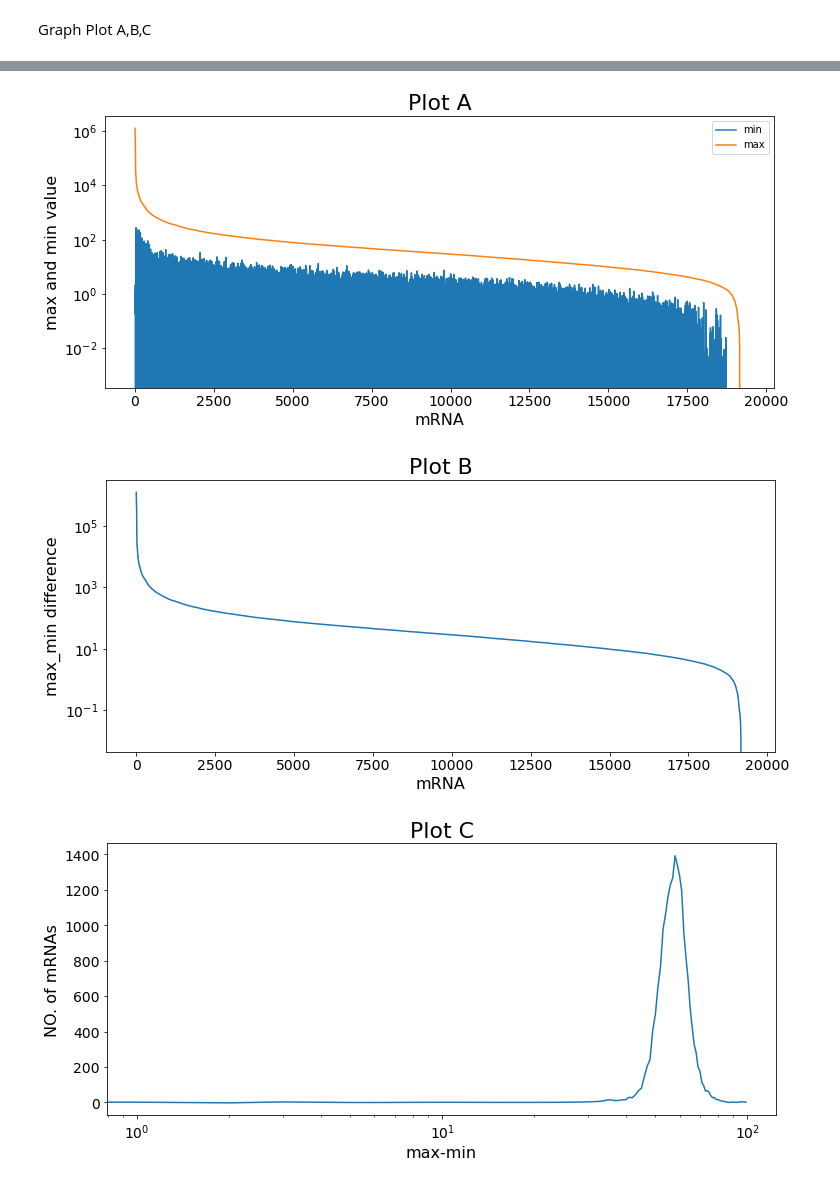
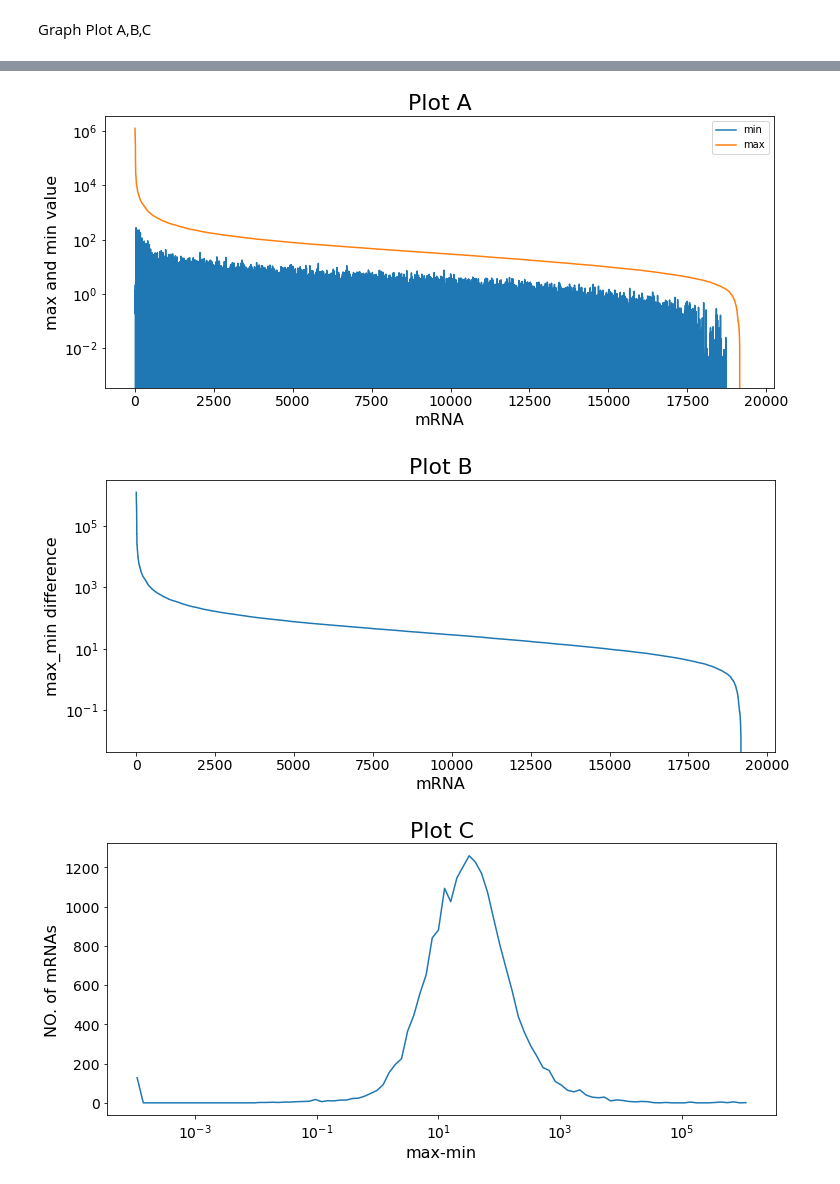
Before and after one commit to zcablii/Master_cancer_project, a Jupyter notebook: cancer_project.ipynb, the cells around one changed output, grey strips where cells are left out. Cells and saved outputs as stored; diff of their text form; code cells hidden in the pictures.

```diff
--- a/cancer_project.ipynb
+++ b/cancer_project.ipynb
@@ -306,41 +306,39 @@ def plot_ABC(patient_np):
 #     print(diff_np)
 #     diff_np = np.log(diff_np+0.00000001)
 
     plt.figure(figsize=(12,5))
     plt.ylabel('max_min difference', fontsize=16)
     plt.xlabel('mRNA', fontsize=16)
     plt.title('Plot B', fontsize=22)
     plt.yscale('log')
     plt.plot(diff_np)
     plt.show()
 
-
-    diff_np = np.log10(diff_np+0.00001)
-#     print(diff_np.tolist())
+    where_0 = np.where(diff_np == 0)
+    diff_np[where_0] = 0.0001
+    diff_np = np.log10(diff_np)
     n = 100
-    s = np.asarray(diff_np)   # generate your data sample with N elements
+    s = diff_np.tolist()  # generate your data sample with N elements
     p, x = np.histogram(s, bins=n) # bin it into n bins
     x = x[:-1] + (x[1] - x[0])/2   # convert bin edges to centers
-    f = UnivariateSpline(x, p, s=n)
-    y = f(x)
+#     f = UnivariateSpline(x, p, s=n)
+#     y = f(x)
 
-#     x1 = np.power(x, 10)
+    x = 10**x
 #     cdfy = np.cumsum(y)
-
     plt.figure(figsize=(12,5))
     plt.xlabel('max-min', fontsize=16)
     plt.ylabel('NO. of mRNAs', fontsize=16)
     plt.title('Plot C', fontsize=22)
     plt.xscale('log')
-
-    plt.plot( y)
+    plt.plot(x, p)
     plt.show()
 
 correlation_matrix, patient_np = norm_and_sort_patients(patient_np, scheme = '', norm = '')#hetero homo scale_and_bin rank_and_scale
 plot_heatmap(correlation_matrix)
 plot_ABC(patient_np)
 # %% [output]
 [figure]
 [figure]
 [figure]
-[figure, old version]
+[figure, new version]
```
